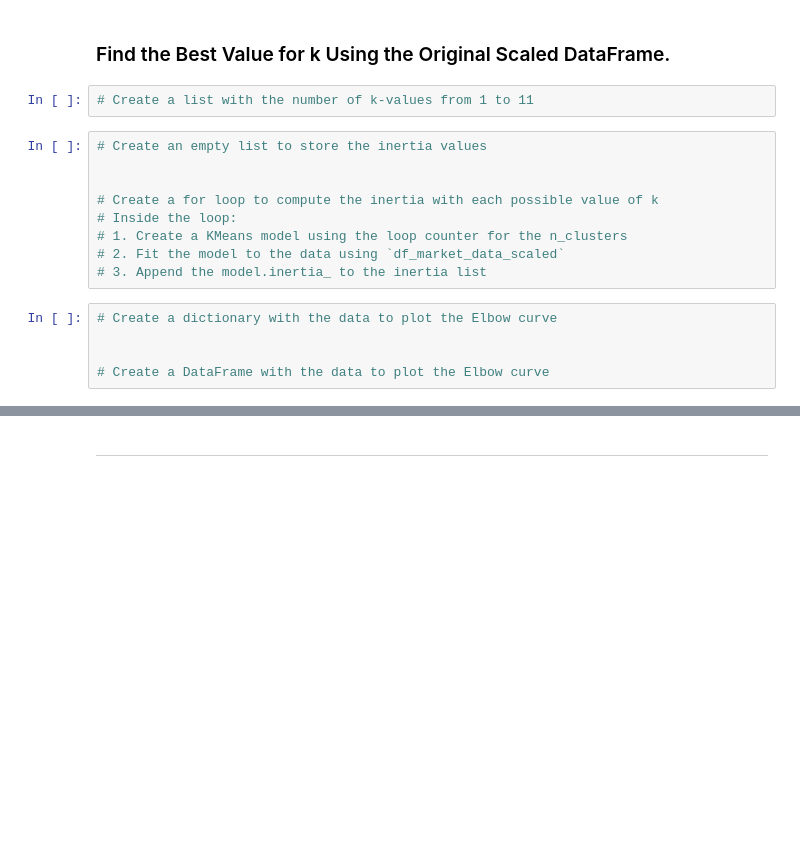
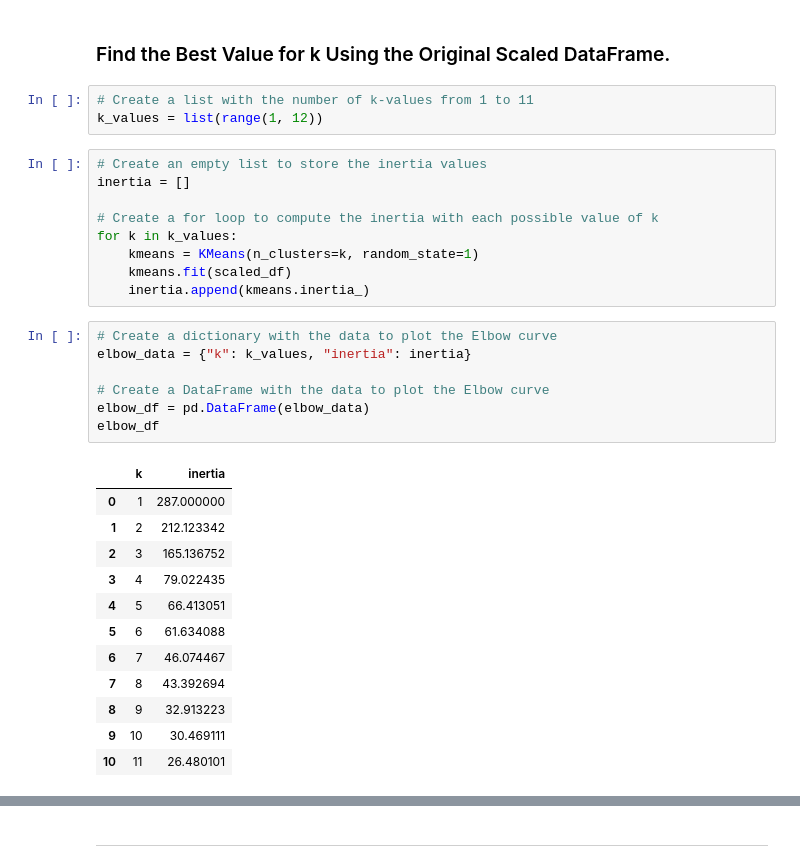
Before and after one commit to cmchadwick/CryptoClustering, a Jupyter notebook: Crypto_Clustering.ipynb, the cells around one changed output, grey strips where cells are left out. Drawn from its saved outputs; the diff is of its cells as text; blank space fills up the shorter version.

```diff
--- a/Crypto_Clustering.ipynb
+++ b/Crypto_Clustering.ipynb
@@ -52,20 +86,36 @@ NameError: name 'StandardScaler' is not defined
 ### Find the Best Value for k Using the Original Scaled DataFrame.
 # %%
 # Create a list with the number of k-values from 1 to 11
+k_values = list(range(1, 12))
 # %%
 # Create an empty list to store the inertia values
-
+inertia = []
 
 # Create a for loop to compute the inertia with each possible value of k
-# Inside the loop:
-# 1. Create a KMeans model using the loop counter for the n_clusters
-# 2. Fit the model to the data using `df_market_data_scaled`
-# 3. Append the model.inertia_ to the inertia list
+for k in k_values:
+    kmeans = KMeans(n_clusters=k, random_state=1)
+    kmeans.fit(scaled_df)
+    inertia.append(kmeans.inertia_)
 # %%
 # Create a dictionary with the data to plot the Elbow curve
-
+elbow_data = {"k": k_values, "inertia": inertia}
 
 # Create a DataFrame with the data to plot the Elbow curve
+elbow_df = pd.DataFrame(elbow_data)
+elbow_df
+# %% [output]
+|  | k | inertia |
+| 0 | 1 | 287.000000 |
+| 1 | 2 | 212.123342 |
+| 2 | 3 | 165.136752 |
+| 3 | 4 | 79.022435 |
+| 4 | 5 | 66.413051 |
+| 5 | 6 | 61.634088 |
+| 6 | 7 | 46.074467 |
+| 7 | 8 | 43.392694 |
+| 8 | 9 | 32.913223 |
+| 9 | 10 | 30.469111 |
+| 10 | 11 | 26.480101 |
 # %%
 # Plot a line chart with all the inertia values computed with
 # the different values of k to visually identify the optimal value for k.
```
Also changed, not shown: parts of 36 cells of this notebook.
